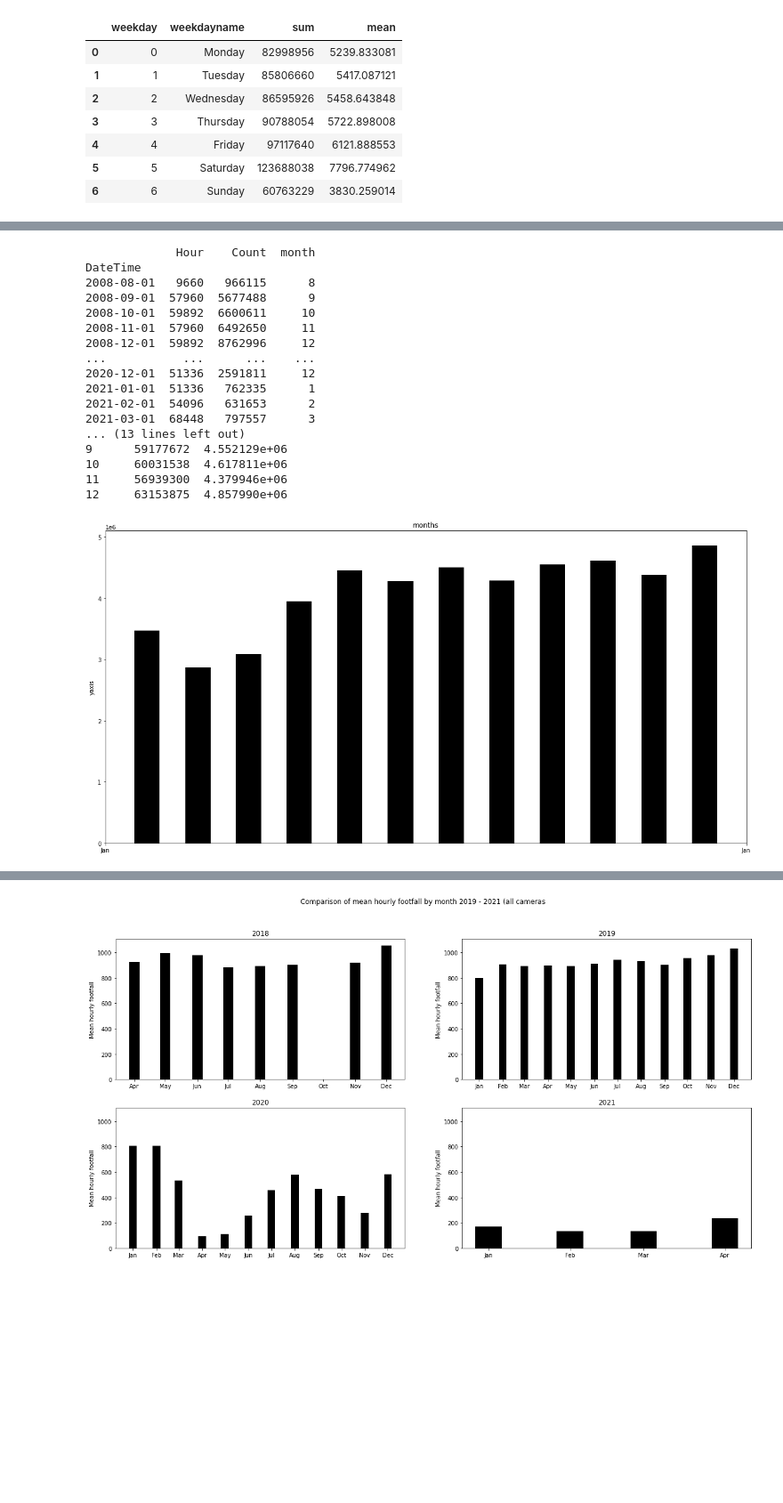
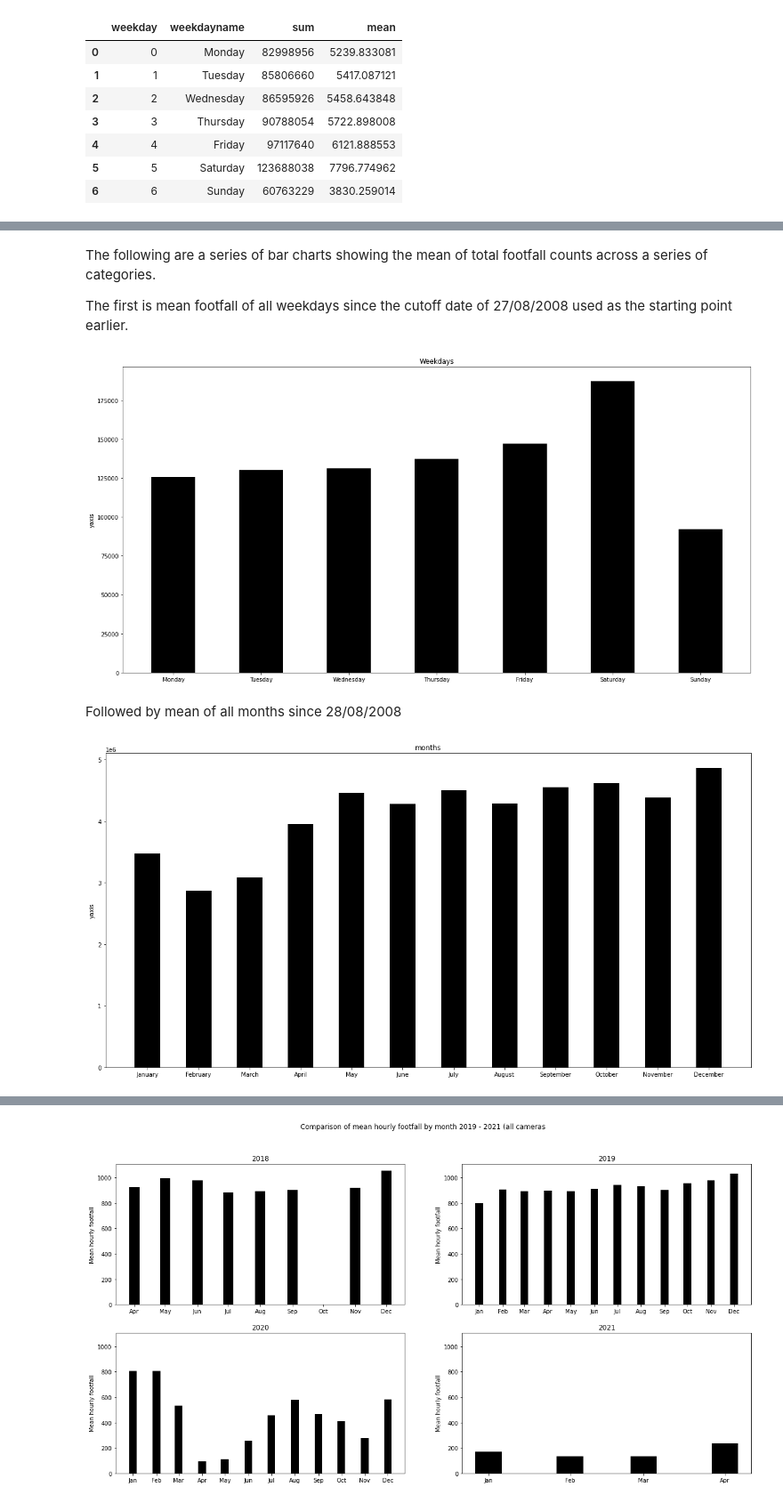
Before and after one commit to tbalbone31/ambient_populations, a Jupyter notebook: footfall_data_processing.ipynb, the cells around one changed output, grey strips where cells are left out. Shown at 89% size. Cells and saved outputs as stored; diff of their text form; code cells hidden in the pictures; blank space fills up the shorter version.

Commit message:
Fixed time period charts and added further comments/markdown to explain thoughts.

```diff
--- a/footfall_data_processing.ipynb
+++ b/footfall_data_processing.ipynb
@@ -518,38 +495,40 @@ DateTime
+# %% [markdown]
+The following are a series of bar charts showing the mean of total footfall counts across a series of categories.
+
+The first is mean footfall of all weekdays since the cutoff date of 27/08/2008 used as the starting point earlier.
+# %%
+days = ffdf.copy()
+days = days.set_index('DateTime').resample('D').sum()
+days['weekday'] = days.index.day_of_week
+days['weekdayname'] = days.index.day_name()
+days = days.groupby(['weekday','weekdayname'])['Count'].agg(['sum','mean']).reset_index()
+days
+
+fig, ax = plt.subplots(1,1, figsize=(20, 10))
+
+ax.bar(days.weekdayname, days['mean'], color="black", width=0.5)
+ax.set(title='Weekdays')
+ax.set_xticks(days.weekdayname)
+ax.set_ylabel("yaxis")
+plt.show()
+# %% [output]
+[figure, added]
+# %% [markdown]
+Followed by mean of all months since 28/08/2008
 # %%
 months = ffdf.copy()
 months = months.set_index('DateTime').resample('MS').sum()
 months['month'] = months.index.month
-print(months)
-months = months.groupby(['month'])['Count'].agg(['sum','mean'])
-print(months)
+months['monthname'] = months.index.month_name()
+months = months.groupby(['month','monthname'])['Count'].agg(['sum','mean']).reset_index()
+months
 
 fig, ax = plt.subplots(1,1, figsize=(20, 10))
 
-ax.bar(months.index, months['mean'], color="black", width=0.5)
+ax.bar(months.monthname, months['mean'], color="black", width=0.5)
 ax.set(title='months')
-date_form = DateFormatter("%b")
-ax.xaxis.set_major_formatter(date_form)
-date_locator = mdates.MonthLocator(interval=1)
-ax.xaxis.set_major_locator(date_locator)
+ax.set_xticks(months.monthname)
 ax.set_ylabel("yaxis")
-
 plt.show()
 # %% [output]
-             Hour    Count  month
-DateTime
-2008-08-01   9660   966115      8
-2008-09-01  57960  5677488      9
-2008-10-01  59892  6600611     10
-2008-11-01  57960  6492650     11
-2008-12-01  59892  8762996     12
-...           ...      ...    ...
-2020-12-01  51336  2591811     12
-2021-01-01  51336   762335      1
-2021-02-01  54096   631653      2
-2021-03-01  68448   797557      3
-... (13 lines left out)
-9      59177672  4.552129e+06
-10     60031538  4.617811e+06
-11     56939300  4.379946e+06
-12     63153875  4.857990e+06
-[figure, old version]
+[figure, new version]
```
Also changed, not shown: parts of 9 cells of this notebook.
